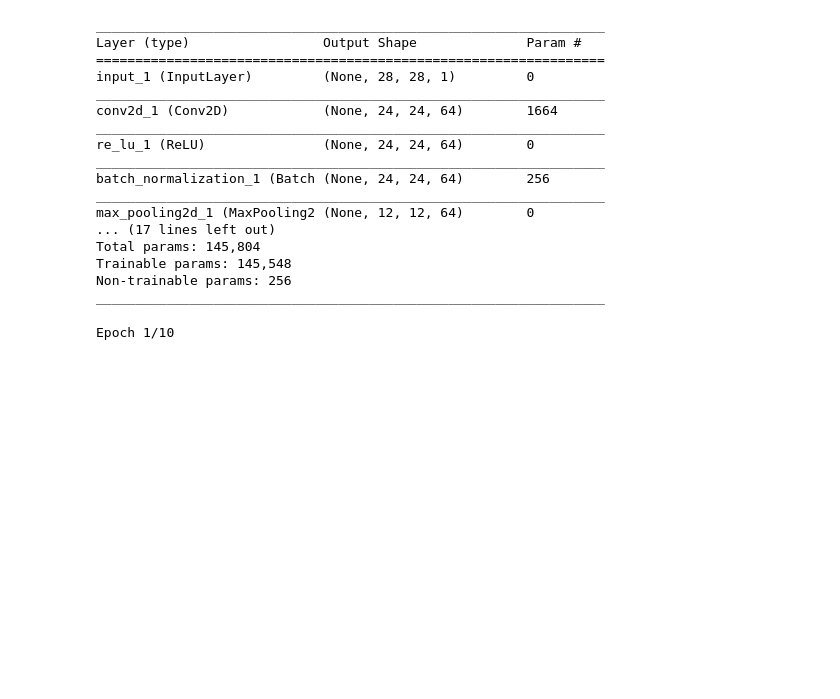
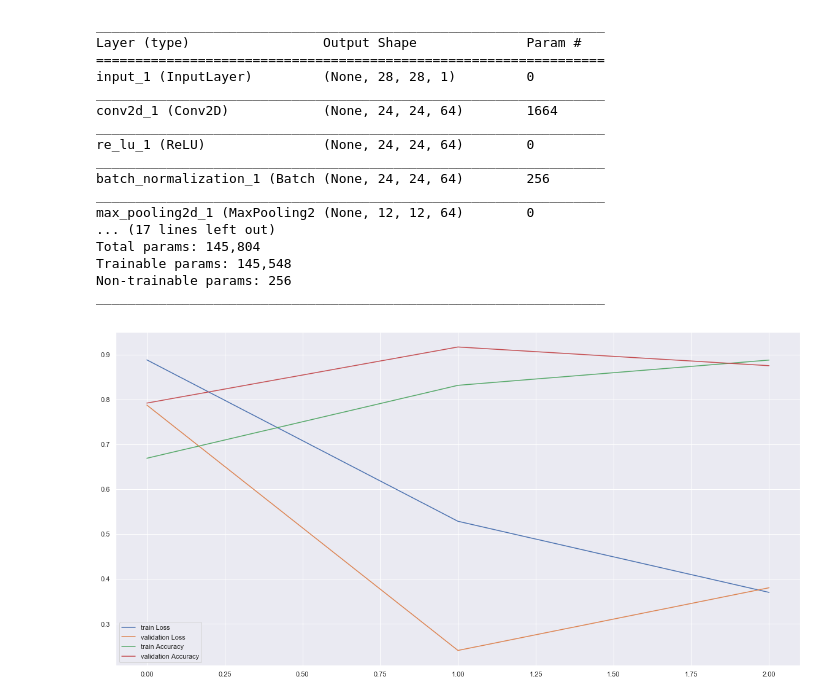
Before and after one commit to adhocmaster/DoodleForPicStory, a Jupyter notebook: classifiers/BasicBNModel_Muktadir.ipynb, the cells around one changed output. Cells and saved outputs as stored; diff of their text form; code cells hidden in the pictures; blank space fills up the shorter version.

```diff
--- a/classifiers/BasicBNModel_Muktadir.ipynb
+++ b/classifiers/BasicBNModel_Muktadir.ipynb
@@ -44,15 +44,15 @@ _________________________________________________________________
 # %%
 history = model.fit_generator(
                     generator=trainGenerator,
                     validation_data=validationGenerator,
                     use_multiprocessing=False,
                     workers=3,
                     initial_epoch = 0,
-                    epochs=10,
+                    epochs=3,
                     max_q_size = 100,
                     steps_per_epoch = trainGenerator.n_batches,
                     validation_steps = validationGenerator.n_batches,
                     callbacks = [livePlotKeras]
                    )
 # %% [output]
-Epoch 1/10
+[figure, added]
```
Also changed, not shown: parts of 2 cells of this notebook, 6 other files.
